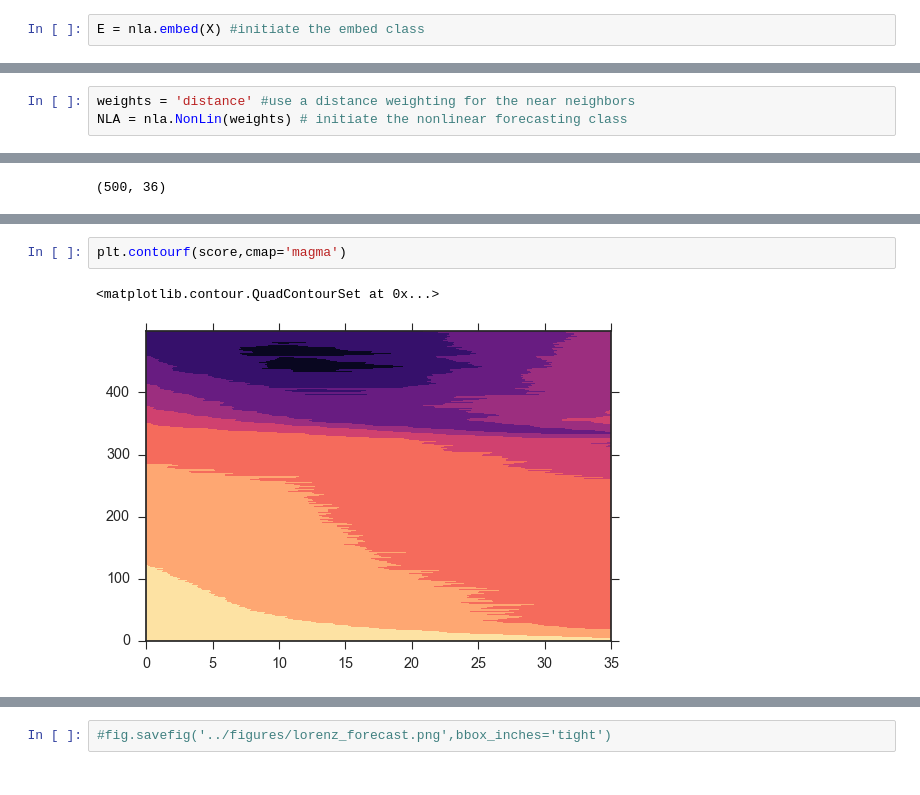
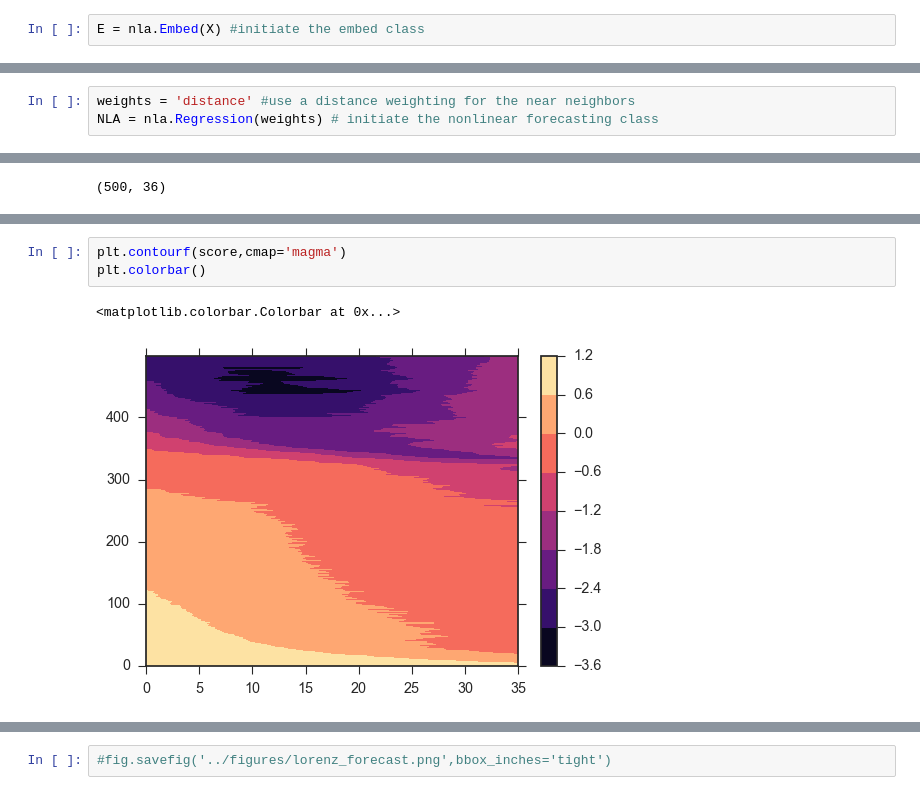
Before and after one commit to nickc1/skedm, a Jupyter notebook: scripts/skNLA_examples.ipynb, the cells around one changed output, grey strips where cells are left out. Cells and saved outputs as stored; diff of their text form.

```diff
--- a/scripts/skNLA_examples.ipynb
+++ b/scripts/skNLA_examples.ipynb
@@ -186,5 +258,5 @@ sns.despine()
 # %% [markdown]
 ### 2. Calculate the mutual information of the time series
 # %%
-E = nla.embed(X) #initiate the embed class
+E = nla.Embed(X) #initiate the embed class
 # %%
@@ -229,7 +302,7 @@ Xtest = X[train_len:]
 ytest = y[train_len:]
 # %%
 weights = 'distance' #use a distance weighting for the near neighbors
-NLA = nla.NonLin(weights) # initiate the nonlinear forecasting class
+NLA = nla.Regression(weights) # initiate the nonlinear forecasting class
 # %%
 NLA.fit(Xtrain,ytrain) #fit the training data
 # %% [markdown]
@@ -295,6 +345,7 @@ plt.imshow(NLA.dist,aspect='auto')
 # %%
 plt.contourf(score,cmap='magma')
+plt.colorbar()
 # %% [output]
-<matplotlib.contour.QuadContourSet at 0x...>
+<matplotlib.colorbar.Colorbar at 0x...>
-[figure, old version]
+[figure, new version]
 # %%
```
Also changed, not shown: parts of 91 cells of this notebook, 3 other files.
